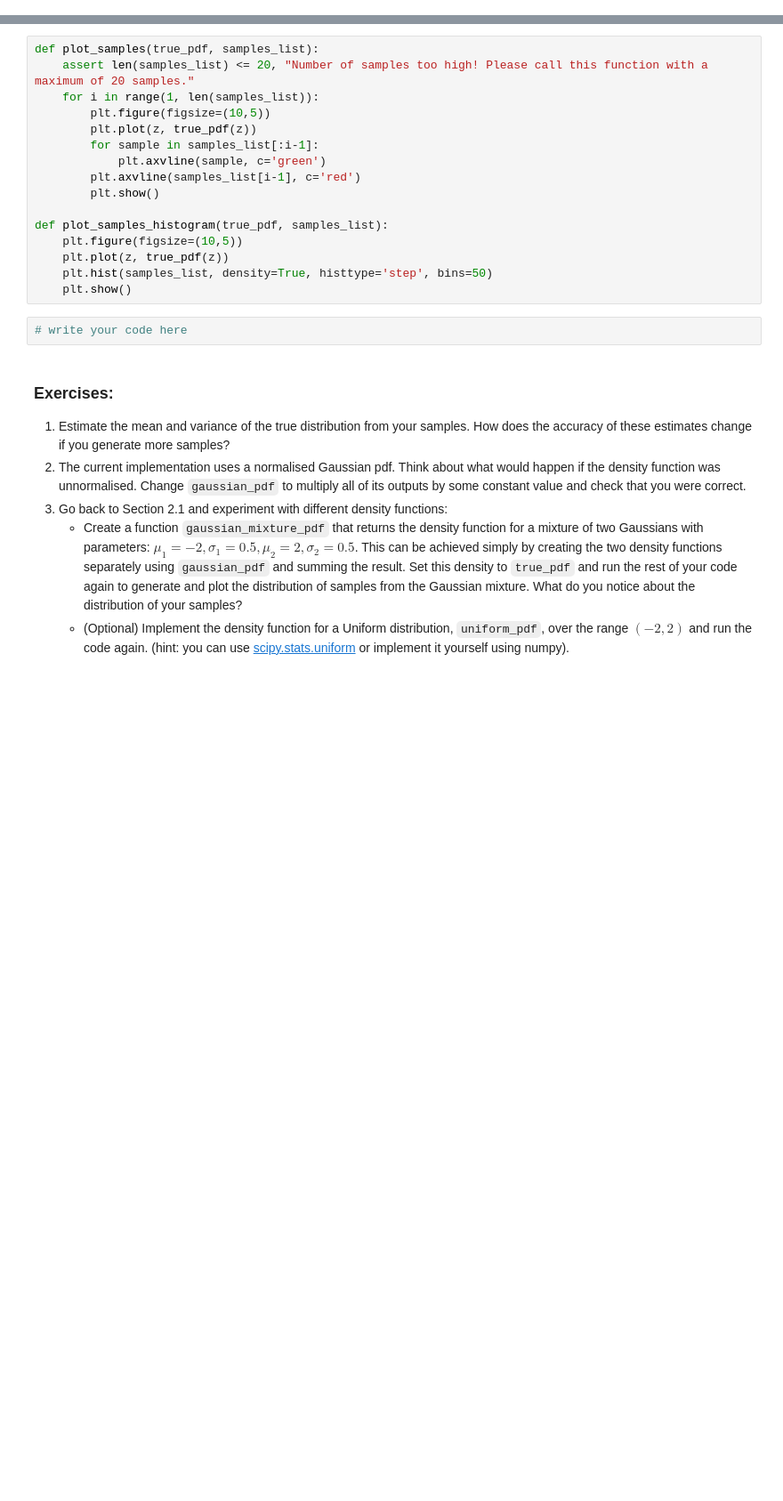
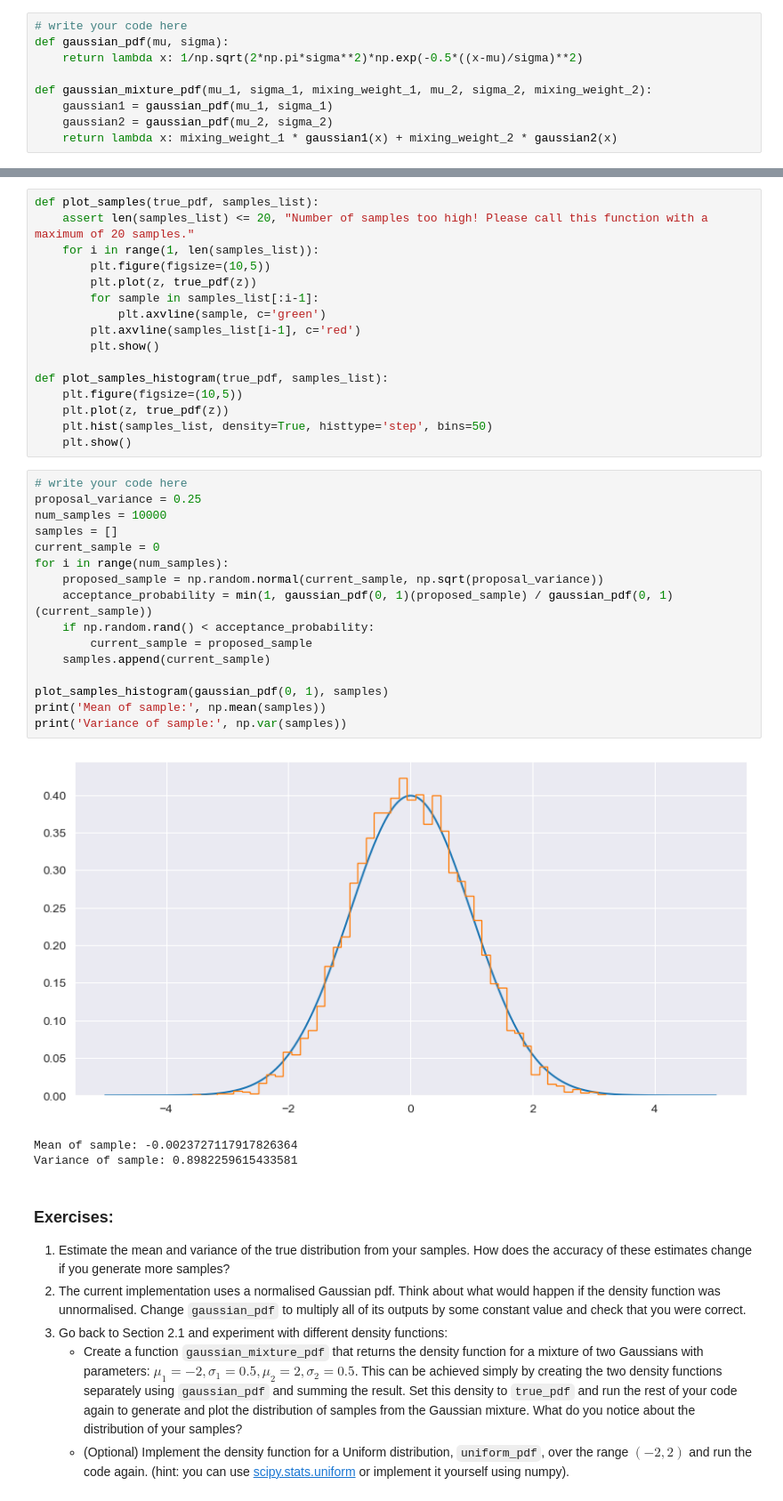
Before and after one commit to ZehuaLiuY/lab_sheets_public, a Jupyter notebook: lab3/lab3-Bayesian_Networks_MCMC_PyMC3.ipynb, the cells around one changed output, grey strips where cells are left out. Shown at 89% size. Drawn from its saved outputs; the diff is of its cells as text; blank space fills up the shorter version.

```diff
--- a/lab3/lab3-Bayesian_Networks_MCMC_PyMC3.ipynb
+++ b/lab3/lab3-Bayesian_Networks_MCMC_PyMC3.ipynb
@@ -78,3 +104,12 @@ For this implementation it may be useful to use a `lambda` function which is a v
+# %%
+# write your code here
+def gaussian_pdf(mu, sigma):
+    return lambda x: 1/np.sqrt(2*np.pi*sigma**2)*np.exp(-0.5*((x-mu)/sigma)**2)
+
+def gaussian_mixture_pdf(mu_1, sigma_1, mixing_weight_1, mu_2, sigma_2, mixing_weight_2):
+    gaussian1 = gaussian_pdf(mu_1, sigma_1)
+    gaussian2 = gaussian_pdf(mu_2, sigma_2)
+    return lambda x: mixing_weight_1 * gaussian1(x) + mixing_weight_2 * gaussian2(x)
 # %% [markdown]
 The code below uses this function to create and plot a Gaussian pdf with `mu=0.0` and `sigma=1.0`.
 # %%
@@ -127,8 +164,26 @@ def plot_samples_histogram(true_pdf, samples_list):
     plt.plot(z, true_pdf(z))
     plt.hist(samples_list, density=True, histtype='step', bins=50)
     plt.show()
-# %%
-# write your code here
+# %%
+# write your code here
+proposal_variance = 0.25
+num_samples = 10000
+samples = []
+current_sample = 0
+for i in range(num_samples):
+    proposed_sample = np.random.normal(current_sample, np.sqrt(proposal_variance))
+    acceptance_probability = min(1, gaussian_pdf(0, 1)(proposed_sample) / gaussian_pdf(0, 1)(current_sample))
+    if np.random.rand() < acceptance_probability:
+        current_sample = proposed_sample
+    samples.append(current_sample)
+
+plot_samples_histogram(gaussian_pdf(0, 1), samples)
+print('Mean of sample:', np.mean(samples))
+print('Variance of sample:', np.var(samples))
+# %% [output]
+[figure, added]
+Mean of sample: -0.0023727117917826364
+Variance of sample: 0.8982259615433581
 # %% [markdown]
 ### Exercises:
 1. Estimate the mean and variance of the true distribution from your samples. How does the accuracy of these estimates change if you generate more samples?
```
Also changed, not shown: parts of 13 cells of this notebook, 1 other file.
